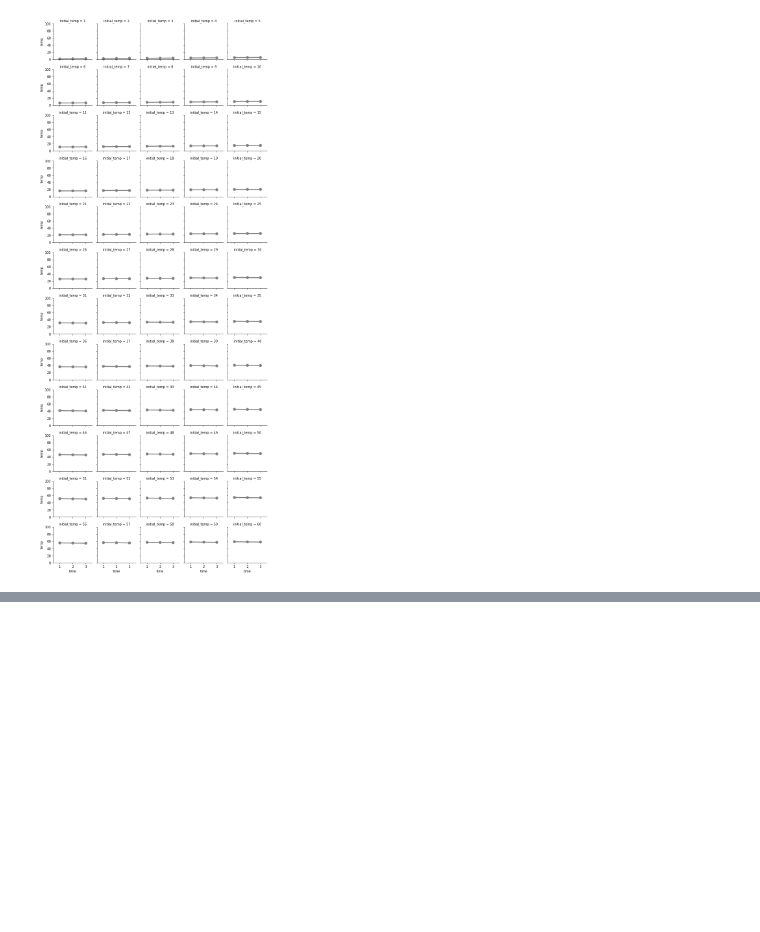
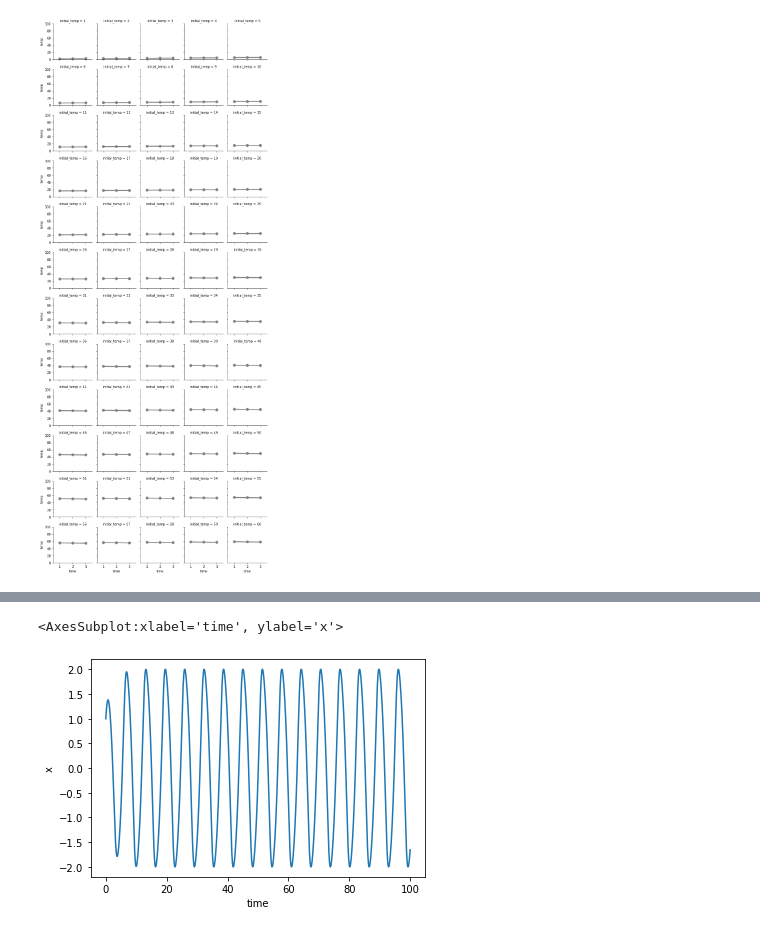
Before and after one commit to runnily/3095-Simulations-of-hybrid-systems-using-neural-networks, a Jupyter notebook: plots/plots.ipynb, the cells around one changed output, grey strips where cells are left out. Cells and saved outputs as stored; diff of their text form; code cells hidden in the pictures; blank space fills up the shorter version.

```diff
--- a/plots/plots.ipynb
+++ b/plots/plots.ipynb
@@ -345,0 +422,5 @@ sns.catplot(height=8, data=newtons_law_df_compare, x="initial_temp", y="vals", h
+# %%
+sns.lineplot(data=van_df, x="time", y="x")
+# %% [output]
+<AxesSubplot:xlabel='time', ylabel='x'>
+[figure, added]
```
Also changed, not shown: parts of 32 cells of this notebook, 10 other files.
